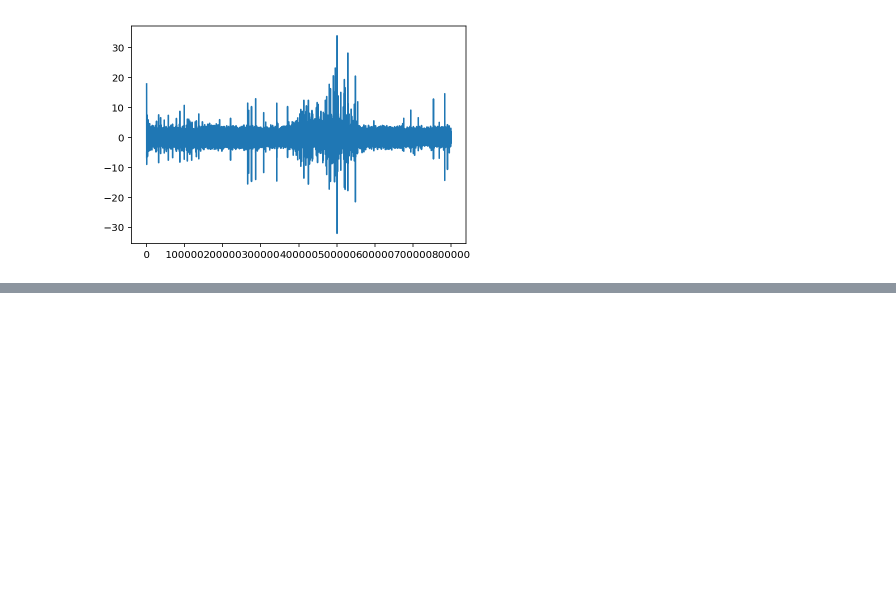
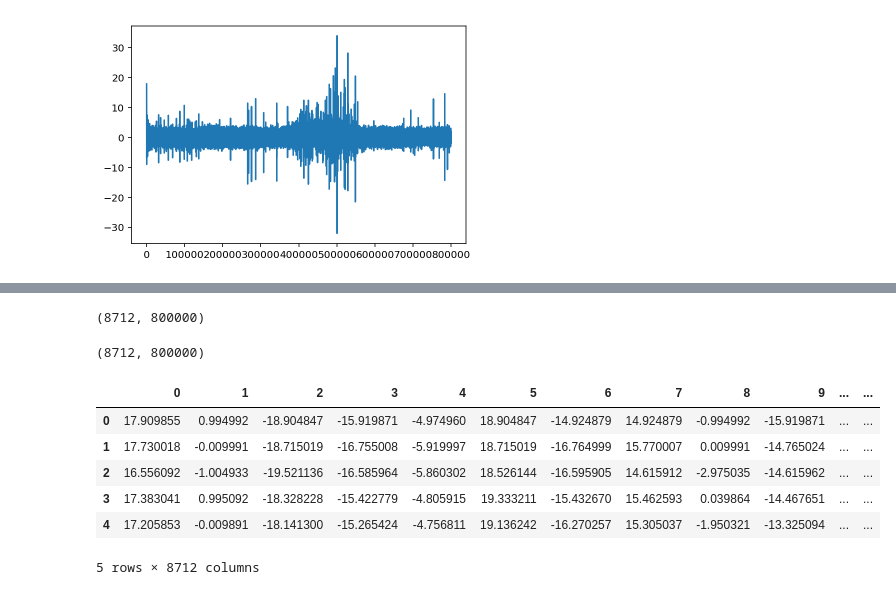
Before and after one commit to guchio3/kaggle-vsb, a Jupyter notebook: notebooks/e002_EDA.ipynb, the cells around one changed output, grey strips where cells are left out. Drawn from its saved outputs; the diff is of its cells as text; code cells hidden in the pictures; blank space fills up the shorter version.

```diff
--- a/notebooks/e002_EDA.ipynb
+++ b/notebooks/e002_EDA.ipynb
@@ -226,0 +343,20 @@ plt.plot(x_hp)
+# %%
+a = np.array(signals)
+a.shape
+# %% [output]
+(8712, 800000)
+# %%
+b = pd.DataFrame(a)
+b.shape
+# %% [output]
+(8712, 800000)
+# %%
+b.T.head()
+# %% [output]
+|  | 0 | 1 | 2 | 3 | 4 | 5 | 6 | 7 | 8 | 9 | ... | ... |
+| 0 | 17.909855 | 0.994992 | -18.904847 | -15.919871 | -4.974960 | 18.904847 | -14.924879 | 14.924879 | -0.994992 | -15.919871 | ... | ... |
+| 1 | 17.730018 | -0.009991 | -18.715019 | -16.755008 | -5.919997 | 18.715019 | -16.764999 | 15.770007 | 0.009991 | -14.765024 | ... | ... |
+| 2 | 16.556092 | -1.004933 | -19.521136 | -16.585964 | -5.860302 | 18.526144 | -16.595905 | 14.615912 | -2.975035 | -14.615962 | ... | ... |
+| 3 | 17.383041 | 0.995092 | -18.328228 | -15.422779 | -4.805915 | 19.333211 | -15.432670 | 15.462593 | 0.039864 | -14.467651 | ... | ... |
+| 4 | 17.205853 | -0.009891 | -18.141300 | -15.265424 | -4.756811 | 19.136242 | -16.270257 | 15.305037 | -1.950321 | -13.325094 | ... | ... |
+5 rows × 8712 columns
```
Also changed, not shown: parts of 8 cells of this notebook, 17 other files.
